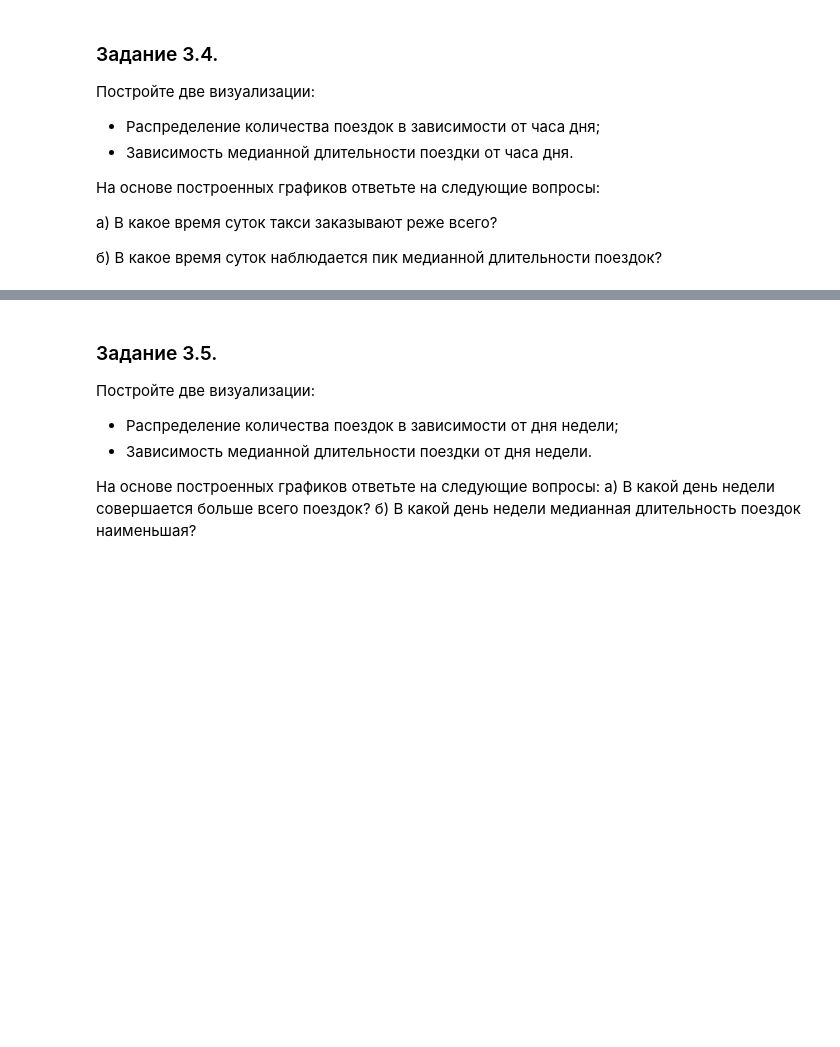
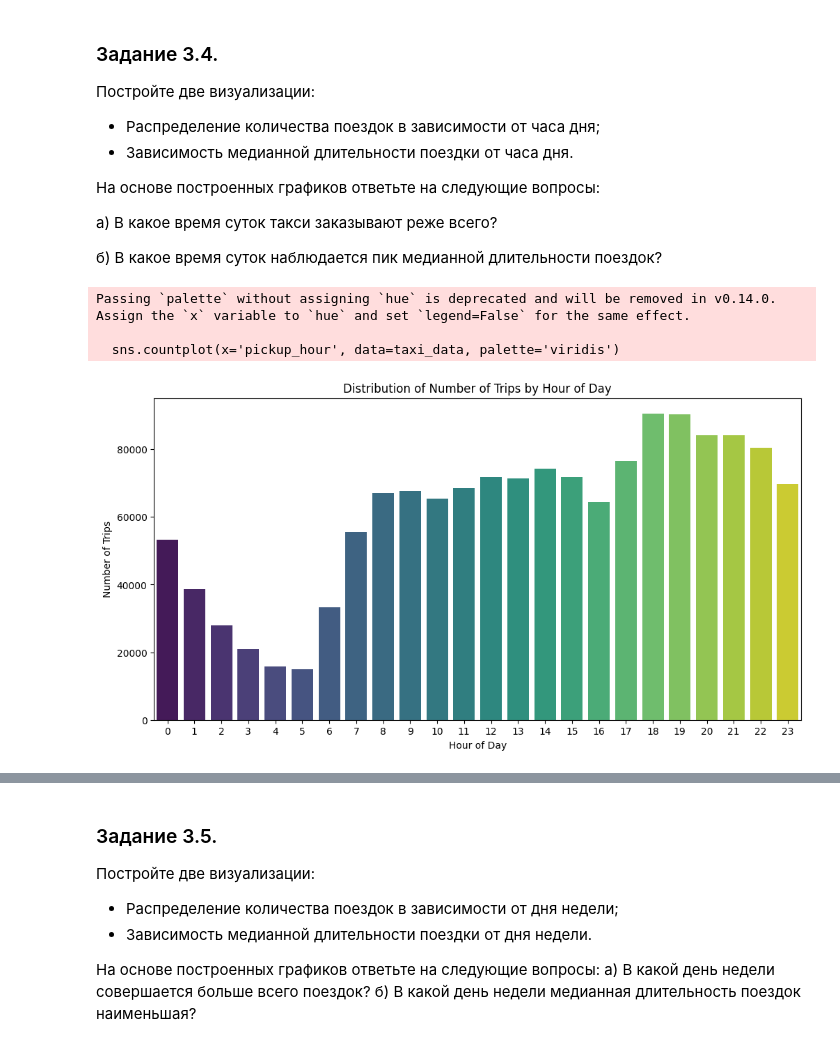
Before and after one commit to CatPawsCoder/Project_Practicum, a Jupyter notebook: Project.ipynb, the cells around one changed output, grey strips where cells are left out. Cells and saved outputs as stored; diff of their text form; code cells hidden in the pictures; blank space fills up the shorter version.

```diff
--- a/Project.ipynb
+++ b/Project.ipynb
@@ -673,0 +832,18 @@ taxi_data['trip_duration_log'] = np.log(taxi_data['trip_duration']+1)
+# %%
+# Извлечение часа дня из временного признака pickup_datetime
+taxi_data['pickup_hour'] = taxi_data['pickup_datetime'].dt.hour
+# %%
+
+plt.figure(figsize=(12, 6))
+
+# Построение распределения количества поездок по часам
+sns.countplot(x='pickup_hour', data=taxi_data, palette='viridis')
+plt.title('Distribution of Number of Trips by Hour of Day')
+plt.xlabel('Hour of Day')
+plt.ylabel('Number of Trips')
+plt.show()
+# %% [output]
+Passing `palette` without assigning `hue` is deprecated and will be removed in v0.14.0. Assign the `x` variable to `hue` and set `legend=False` for the same effect.
+
+  sns.countplot(x='pickup_hour', data=taxi_data, palette='viridis')
+[figure, added]
```
Also changed, not shown: parts of 45 cells of this notebook.
